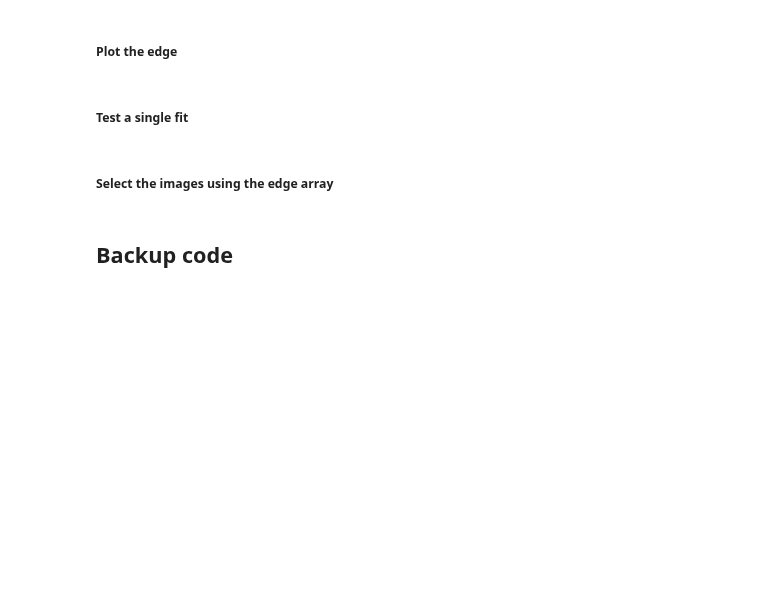
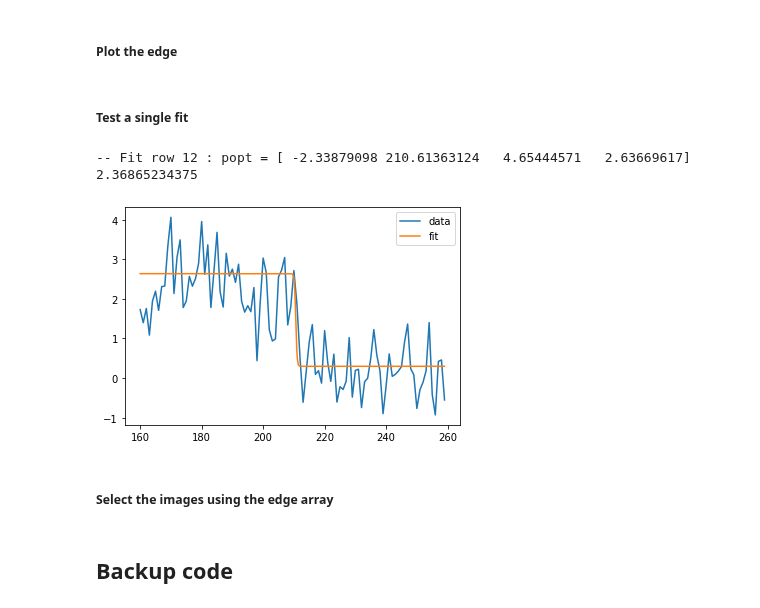
Before and after one commit to jerenner/emsim, a Jupyter notebook: notebooks/emsim_dataproc.ipynb, the cells around one changed output. Cells and saved outputs as stored; diff of their text form; code cells hidden in the pictures; blank space fills up the shorter version.

```diff
--- a/notebooks/emsim_dataproc.ipynb
+++ b/notebooks/emsim_dataproc.ipynb
@@ -171,26 +216,30 @@ plt.colorbar()
 # %% [markdown]
 ##### Test a single fit
 # %%
-row = 10
-x_guess = 200
+row = 12
+x_guess = 210
 rng = 50
 
-popt = fit_scurve(img_th_proc,row,x_guess)
+#popt = fit_scurve(img_proc,row,x_guess)
 
 xmin = max(0,x_guess-rng)
-xmax = min(img_th_proc.shape[1],x_guess+rng)
-ydata = img_th_proc[row,xmin:xmax]
+xmax = min(img_proc.shape[1],x_guess+rng)
+ydata = img_proc[row,xmin:xmax]
 xdata = np.arange(xmin,xmax)
 
 x = np.linspace(xdata[0], xdata[-1], 1000)
 y = sigmoid(x, *popt)
 
 plt.plot(xdata, ydata, label='data')
 plt.plot(x,y, label='fit')
 plt.legend(loc='best')
 
 print("-- Fit row",row,": popt =",popt)
 print(np.mean(ydata[ydata > np.mean(ydata)]))
+# %% [output]
+-- Fit row 12 : popt = [ -2.33879098 210.61363124   4.65444571   2.63669617]
+2.36865234375
+[figure, added]
 # %% [markdown]
 ##### Select the images using the edge array
 # %%
```
Also changed, not shown: parts of 8 cells of this notebook.
